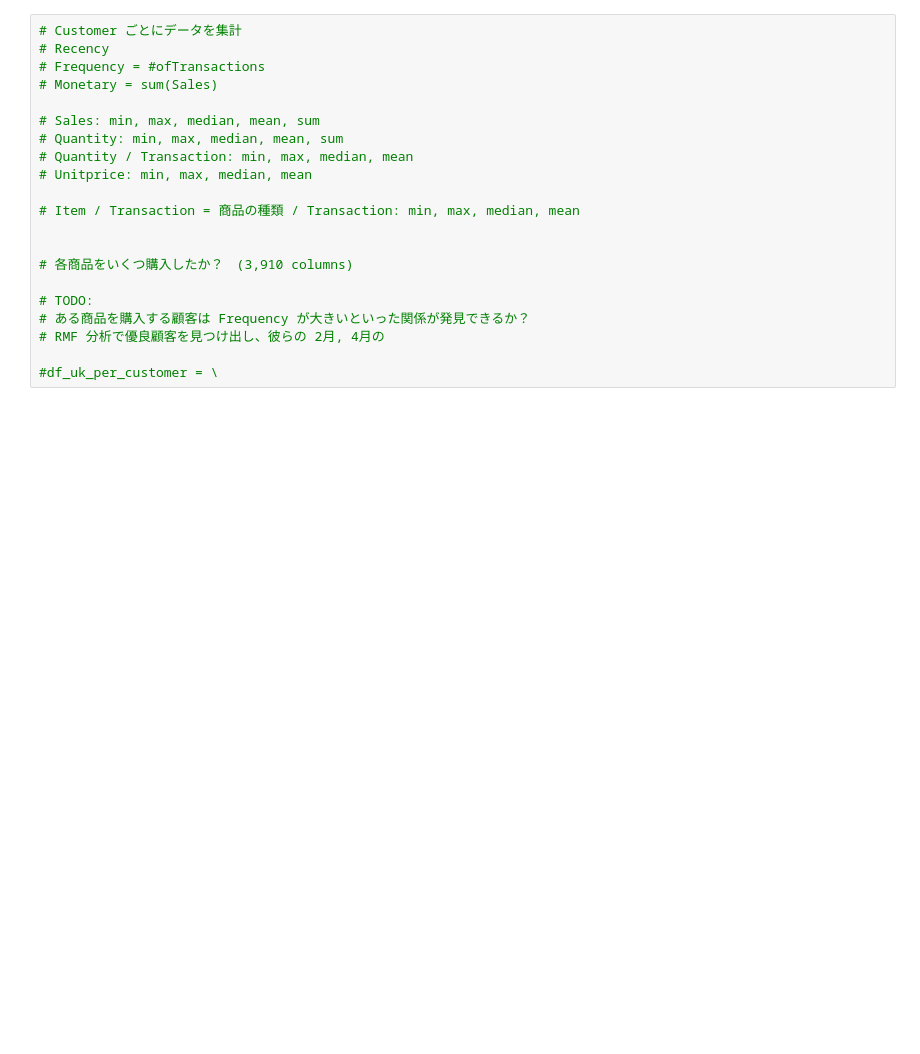
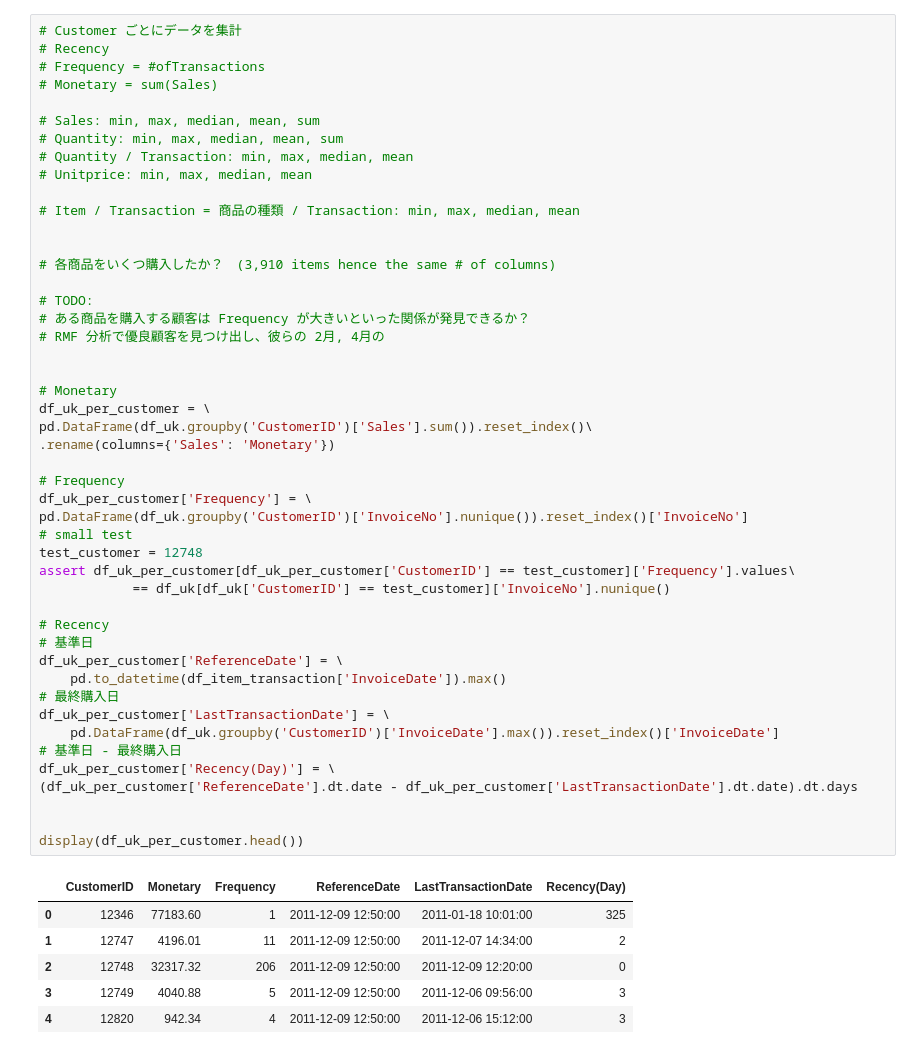
Before and after one commit to Fujiki-Nakamura/OnlineRetailAnalysis, a Jupyter notebook: MachineLearning/RFM.ipynb, the cells around one changed output. Saved outputs shown, nothing was run; the diff lists cells and outputs as text; blank space fills up the shorter version.

```diff
--- a/MachineLearning/RFM.ipynb
+++ b/MachineLearning/RFM.ipynb
@@ -56,21 +66,54 @@ print('# of distinct customers =', df_uk['CustomerID'].nunique())
 # %%
 # Customer ごとにデータを集計
 # Recency
 # Frequency = #ofTransactions
 # Monetary = sum(Sales)
 
 # Sales: min, max, median, mean, sum
 # Quantity: min, max, median, mean, sum
 # Quantity / Transaction: min, max, median, mean
 # Unitprice: min, max, median, mean
 
 # Item / Transaction = 商品の種類 / Transaction: min, max, median, mean
 
 
-# 各商品をいくつ購入したか？　(3,910 columns)
+# 各商品をいくつ購入したか？　(3,910 items hence the same # of columns)
 
 # TODO:
 # ある商品を購入する顧客は Frequency が大きいといった関係が発見できるか？
 # RMF 分析で優良顧客を見つけ出し、彼らの 2月, 4月の
 
-#df_uk_per_customer = \
+
+# Monetary
+df_uk_per_customer = \
+pd.DataFrame(df_uk.groupby('CustomerID')['Sales'].sum()).reset_index()\
+.rename(columns={'Sales': 'Monetary'})
+
+# Frequency
+df_uk_per_customer['Frequency'] = \
+pd.DataFrame(df_uk.groupby('CustomerID')['InvoiceNo'].nunique()).reset_index()['InvoiceNo']
+# small test
+test_customer = 12748
+assert df_uk_per_customer[df_uk_per_customer['CustomerID'] == test_customer]['Frequency'].values\
+            == df_uk[df_uk['CustomerID'] == test_customer]['InvoiceNo'].nunique()
+
+# Recency
+# 基準日
+df_uk_per_customer['ReferenceDate'] = \
+    pd.to_datetime(df_item_transaction['InvoiceDate']).max()
+# 最終購入日
+df_uk_per_customer['LastTransactionDate'] = \
+    pd.DataFrame(df_uk.groupby('CustomerID')['InvoiceDate'].max()).reset_index()['InvoiceDate']
+# 基準日 - 最終購入日
+df_uk_per_customer['Recency(Day)'] = \
+(df_uk_per_customer['ReferenceDate'].dt.date - df_uk_per_customer['LastTransactionDate'].dt.date).dt.days
+
+
+display(df_uk_per_customer.head())
+# %% [output]
+|  | CustomerID | Monetary | Frequency | ReferenceDate | LastTransactionDate | Recency(Day) |
+| 0 | 12346 | 77183.60 | 1 | 2011-12-09 12:50:00 | 2011-01-18 10:01:00 | 325 |
+| 1 | 12747 | 4196.01 | 11 | 2011-12-09 12:50:00 | 2011-12-07 14:34:00 | 2 |
+| 2 | 12748 | 32317.32 | 206 | 2011-12-09 12:50:00 | 2011-12-09 12:20:00 | 0 |
+| 3 | 12749 | 4040.88 | 5 | 2011-12-09 12:50:00 | 2011-12-06 09:56:00 | 3 |
+| 4 | 12820 | 942.34 | 4 | 2011-12-09 12:50:00 | 2011-12-06 15:12:00 | 3 |
```
Also changed, not shown: parts of 8 cells of this notebook, 1 other file.
